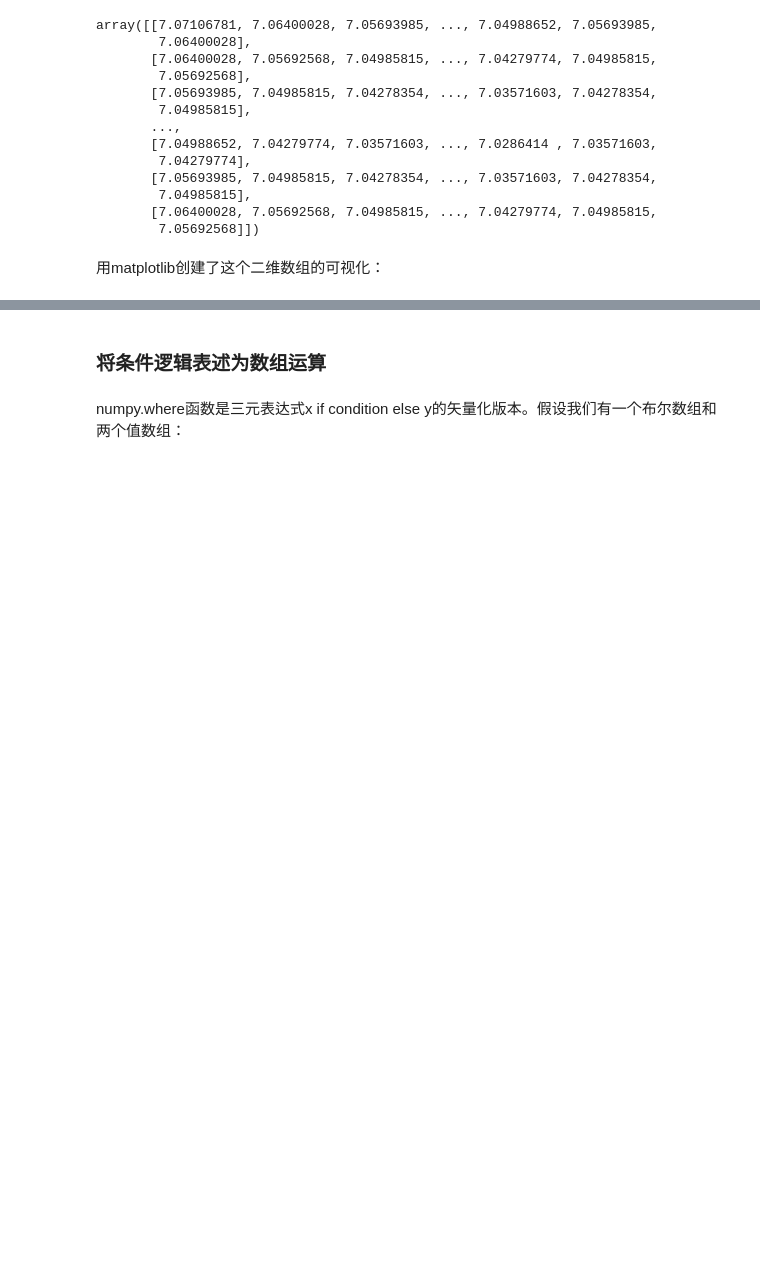
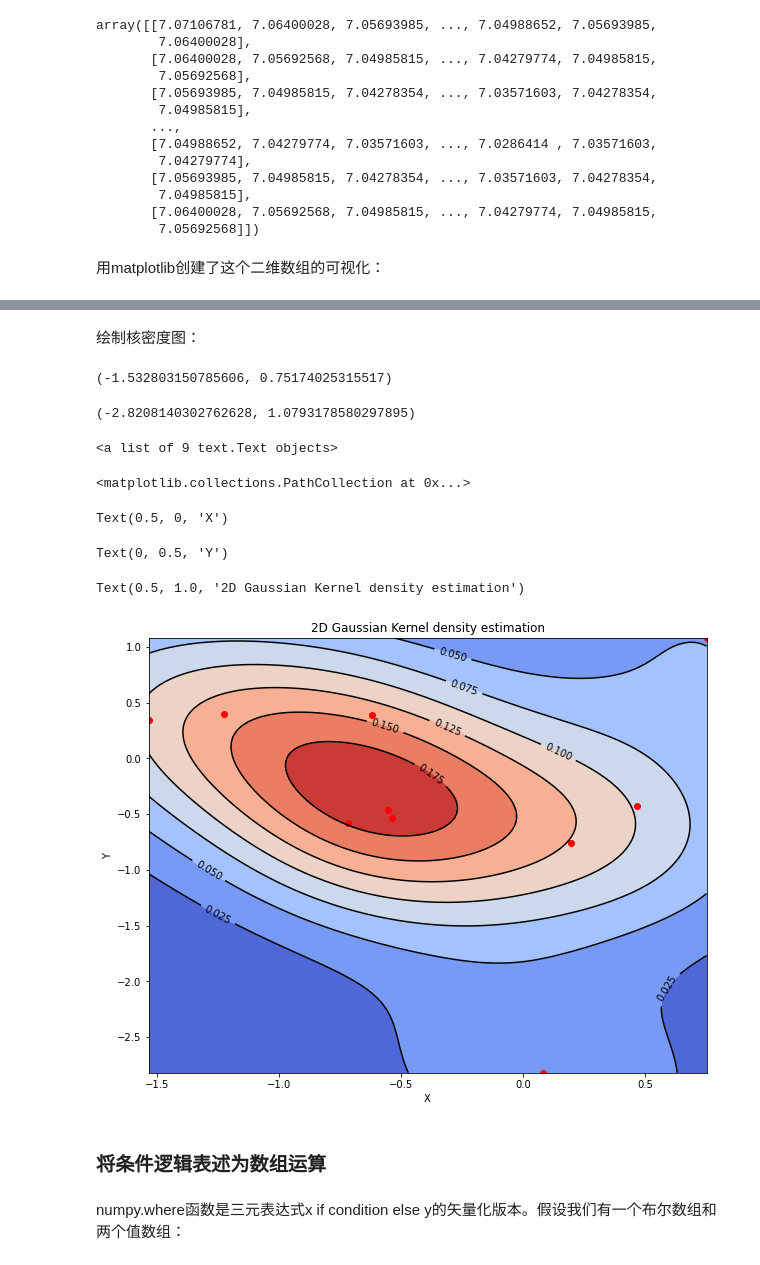
Before and after one commit to byaxb/DataMiningExperiments, a Jupyter notebook: ch03_数据挖掘常用模块A.ipynb, the cells around one changed output, grey strips where cells are left out. Cells and saved outputs as stored; diff of their text form; code cells hidden in the pictures; blank space fills up the shorter version.

```diff
--- a/ch03_数据挖掘常用模块A.ipynb
+++ b/ch03_数据挖掘常用模块A.ipynb
@@ -1001,0 +1046,5 @@ Text(0.5, 1.0, 'Image plot of $\\sqrt{x^2 + y^2}$ for a grid of values')
+# %%
+xmin = min(x)
+xmax = max(x)
+ymin = min(y)
+ymax = max(y)
@@ -1001,0 +1053,3 @@ Text(0.5, 1.0, 'Image plot of $\\sqrt{x^2 + y^2}$ for a grid of values')
+# %%
+xx, yy = np.mgrid[xmin:xmax:100j, ymin:ymax:100j]
+positions = np.vstack([xx.ravel(), yy.ravel()])
@@ -1002,3 +1058,30 @@ Text(0.5, 1.0, 'Image plot of $\\sqrt{x^2 + y^2}$ for a grid of values')
+# %%
+values = np.vstack([x, y])
+kernel = st.gaussian_kde(values)
+f = np.reshape(kernel(positions).T, xx.shape)
+# %% [markdown]
+绘制核密度图：
+# %%
+fig = plt.figure(figsize=(10,8))
+ax = fig.gca()
+ax.set_xlim(xmin, xmax)
+ax.set_ylim(ymin, ymax)
+cfset = ax.contourf(xx, yy, f, cmap='coolwarm')
+cset = ax.contour(xx, yy, f, colors='k')
+ax.clabel(cset, inline=1, fontsize=10)
+ax.scatter(x, y, color='r')
+ax.set_xlabel('X')
+ax.set_ylabel('Y')
+plt.title('2D Gaussian Kernel density estimation')
+# %% [output]
+(-1.532803150785606, 0.75174025315517)
+(-2.8208140302762628, 1.0793178580297895)
+<a list of 9 text.Text objects>
+<matplotlib.collections.PathCollection at 0x...>
+Text(0.5, 0, 'X')
+Text(0, 0.5, 'Y')
+Text(0.5, 1.0, '2D Gaussian Kernel density estimation')
+[figure, added]
 # %% [markdown]
 ### 将条件逻辑表述为数组运算
 # %% [markdown]
```
Also changed, not shown: parts of 125 cells of this notebook, 1 other file.
